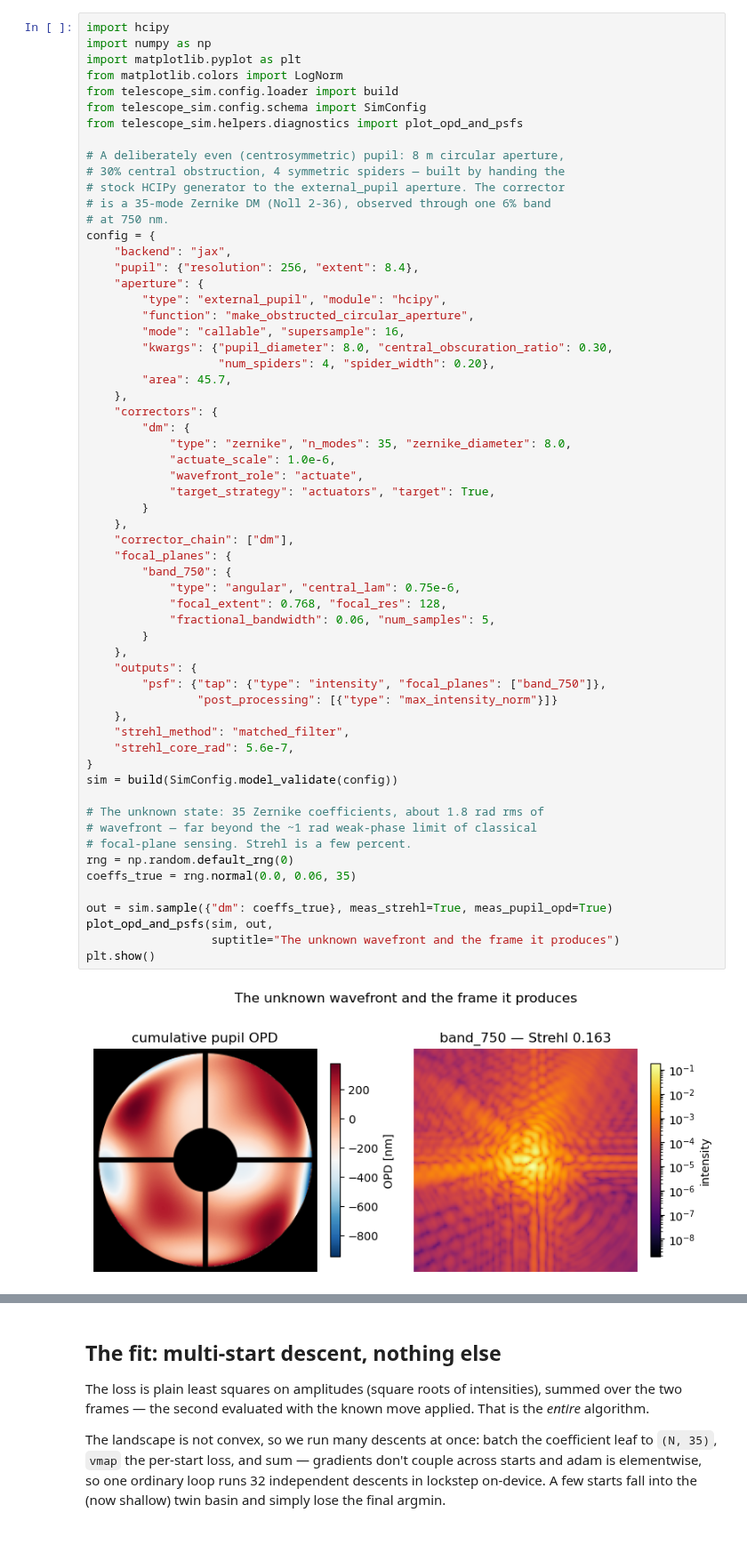
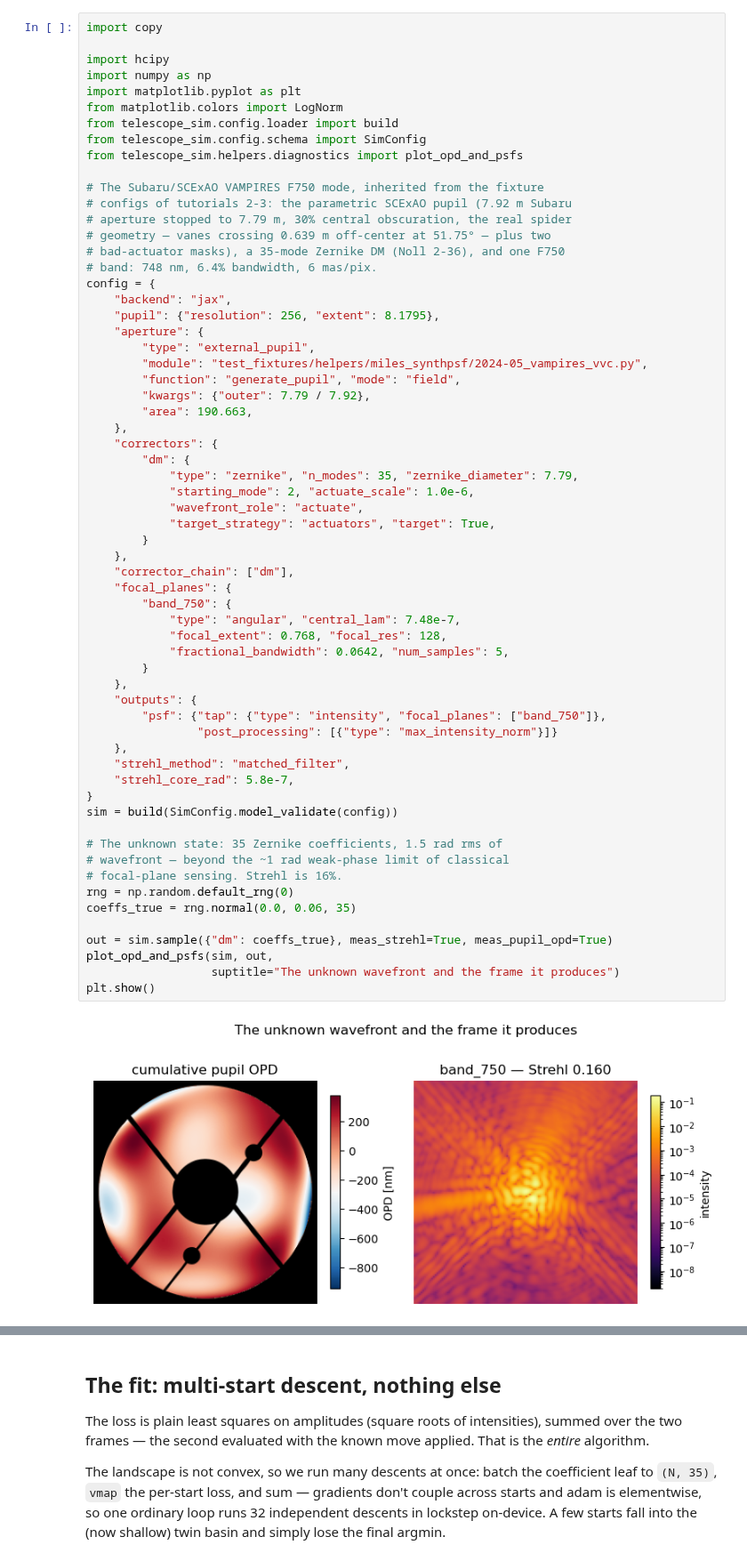
Before and after one commit to icunnyngham/telescope-sim, a Jupyter notebook: docs/tutorials/09_differentiable_fast_furious.ipynb, the cells around one changed output, grey strips where cells are left out. Shown at 89% size. Saved outputs shown, nothing was run; the diff lists cells and outputs as text.

```diff
--- a/docs/tutorials/09_differentiable_fast_furious.ipynb
+++ b/docs/tutorials/09_differentiable_fast_furious.ipynb
@@ -20,4 +22,6 @@ Install the pieces with `pip install "telescope-sim[jax]" zodiax optax` (zodiax
 # %%
+import copy
+
 import hcipy
 import numpy as np
 import matplotlib.pyplot as plt
@@ -26,56 +30,56 @@ from telescope_sim.config.loader import build
 from telescope_sim.config.schema import SimConfig
 from telescope_sim.helpers.diagnostics import plot_opd_and_psfs
 
-# A deliberately even (centrosymmetric) pupil: 8 m circular aperture,
-# 30% central obstruction, 4 symmetric spiders — built by handing the
-# stock HCIPy generator to the external_pupil aperture. The corrector
-# is a 35-mode Zernike DM (Noll 2-36), observed through one 6% band
-# at 750 nm.
+# The Subaru/SCExAO VAMPIRES F750 mode, inherited from the fixture
+# configs of tutorials 2-3: the parametric SCExAO pupil (7.92 m Subaru
+# aperture stopped to 7.79 m, 30% central obscuration, the real spider
+# geometry — vanes crossing 0.639 m off-center at 51.75° — plus two
+# bad-actuator masks), a 35-mode Zernike DM (Noll 2-36), and one F750
+# band: 748 nm, 6.4% bandwidth, 6 mas/pix.
 config = {
     "backend": "jax",
-    "pupil": {"resolution": 256, "extent": 8.4},
+    "pupil": {"resolution": 256, "extent": 8.1795},
     "aperture": {
-        "type": "external_pupil", "module": "hcipy",
-        "function": "make_obstructed_circular_aperture",
-        "mode": "callable", "supersample": 16,
-        "kwargs": {"pupil_diameter": 8.0, "central_obscuration_ratio": 0.30,
-                   "num_spiders": 4, "spider_width": 0.20},
-        "area": 45.7,
+        "type": "external_pupil",
+        "module": "test_fixtures/helpers/miles_synthpsf/2024-05_vampires_vvc.py",
+        "function": "generate_pupil", "mode": "field",
+        "kwargs": {"outer": 7.79 / 7.92},
+        "area": 190.663,
     },
     "correctors": {
         "dm": {
-            "type": "zernike", "n_modes": 35, "zernike_diameter": 8.0,
-            "actuate_scale": 1.0e-6,
+            "type": "zernike", "n_modes": 35, "zernike_diameter": 7.79,
+            "starting_mode": 2, "actuate_scale": 1.0e-6,
             "wavefront_role": "actuate",
             "target_strategy": "actuators", "target": True,
         }
     },
     "corrector_chain": ["dm"],
     "focal_planes": {
         "band_750": {
-            "type": "angular", "central_lam": 0.75e-6,
+            "type": "angular", "central_lam": 7.48e-7,
             "focal_extent": 0.768, "focal_res": 128,
-            "fractional_bandwidth": 0.06, "num_samples": 5,
+            "fractional_bandwidth": 0.0642, "num_samples": 5,
         }
     },
     "outputs": {
         "psf": {"tap": {"type": "intensity", "focal_planes": ["band_750"]},
                 "post_processing": [{"type": "max_intensity_norm"}]}
     },
     "strehl_method": "matched_filter",
-    "strehl_core_rad": 5.6e-7,
+    "strehl_core_rad": 5.8e-7,
 }
 sim = build(SimConfig.model_validate(config))
 
-# The unknown state: 35 Zernike coefficients, about 1.8 rad rms of
-# wavefront — far beyond the ~1 rad weak-phase limit of classical
-# focal-plane sensing. Strehl is a few percent.
+# The unknown state: 35 Zernike coefficients, 1.5 rad rms of
+# wavefront — beyond the ~1 rad weak-phase limit of classical
+# focal-plane sensing. Strehl is 16%.
 rng = np.random.default_rng(0)
 coeffs_true = rng.normal(0.0, 0.06, 35)
 
 out = sim.sample({"dm": coeffs_true}, meas_strehl=True, meas_pupil_opd=True)
 plot_opd_and_psfs(sim, out,
                   suptitle="The unknown wavefront and the frame it produces")
 plt.show()
 # %% [output]
-[figure, old version]
+[figure, new version]
```
Also changed, not shown: parts of 17 cells of this notebook, 2 other files.
